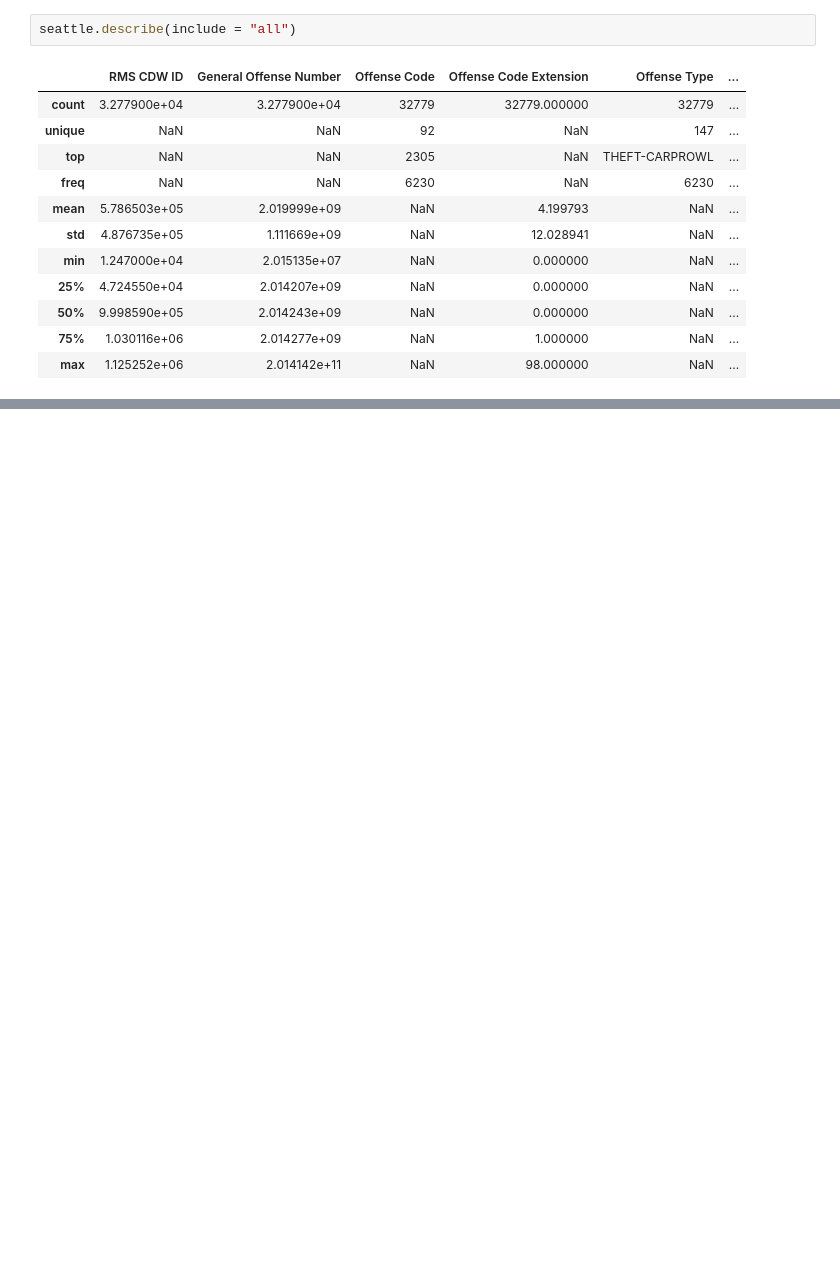
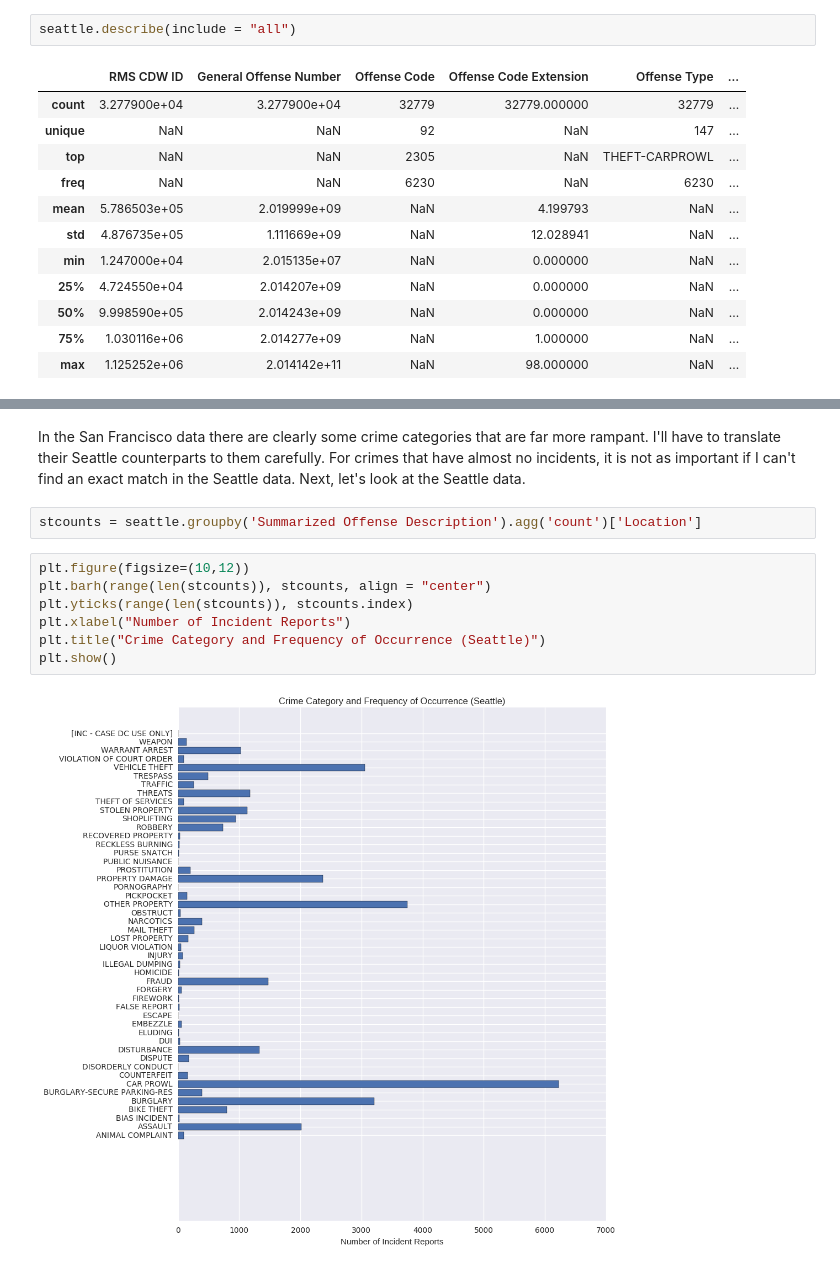
Before and after one commit to datacathy/crime_summer_2014, a Jupyter notebook: crime_summer_2014.ipynb, the cells around one changed output, grey strips where cells are left out. Drawn from its saved outputs; the diff is of its cells as text; blank space fills up the shorter version.

```diff
--- a/crime_summer_2014.ipynb
+++ b/crime_summer_2014.ipynb
@@ -63,0 +125,13 @@ seattle.describe(include = "all")
+# %% [markdown]
+In the San Francisco data there are clearly some crime categories that are far more rampant. I'll have to translate their Seattle counterparts to them carefully. For crimes that have almost no incidents, it is not as important if I can't find an exact match in the Seattle data. Next, let's look at the Seattle data.
+# %%
+stcounts = seattle.groupby('Summarized Offense Description').agg('count')['Location']
+# %%
+plt.figure(figsize=(10,12))
+plt.barh(range(len(stcounts)), stcounts, align = "center")
+plt.yticks(range(len(stcounts)), stcounts.index)
+plt.xlabel("Number of Incident Reports")
+plt.title("Crime Category and Frequency of Occurrence (Seattle)")
+plt.show()
+# %% [output]
+[figure, added]
```
Also changed, not shown: parts of 66 cells of this notebook.
